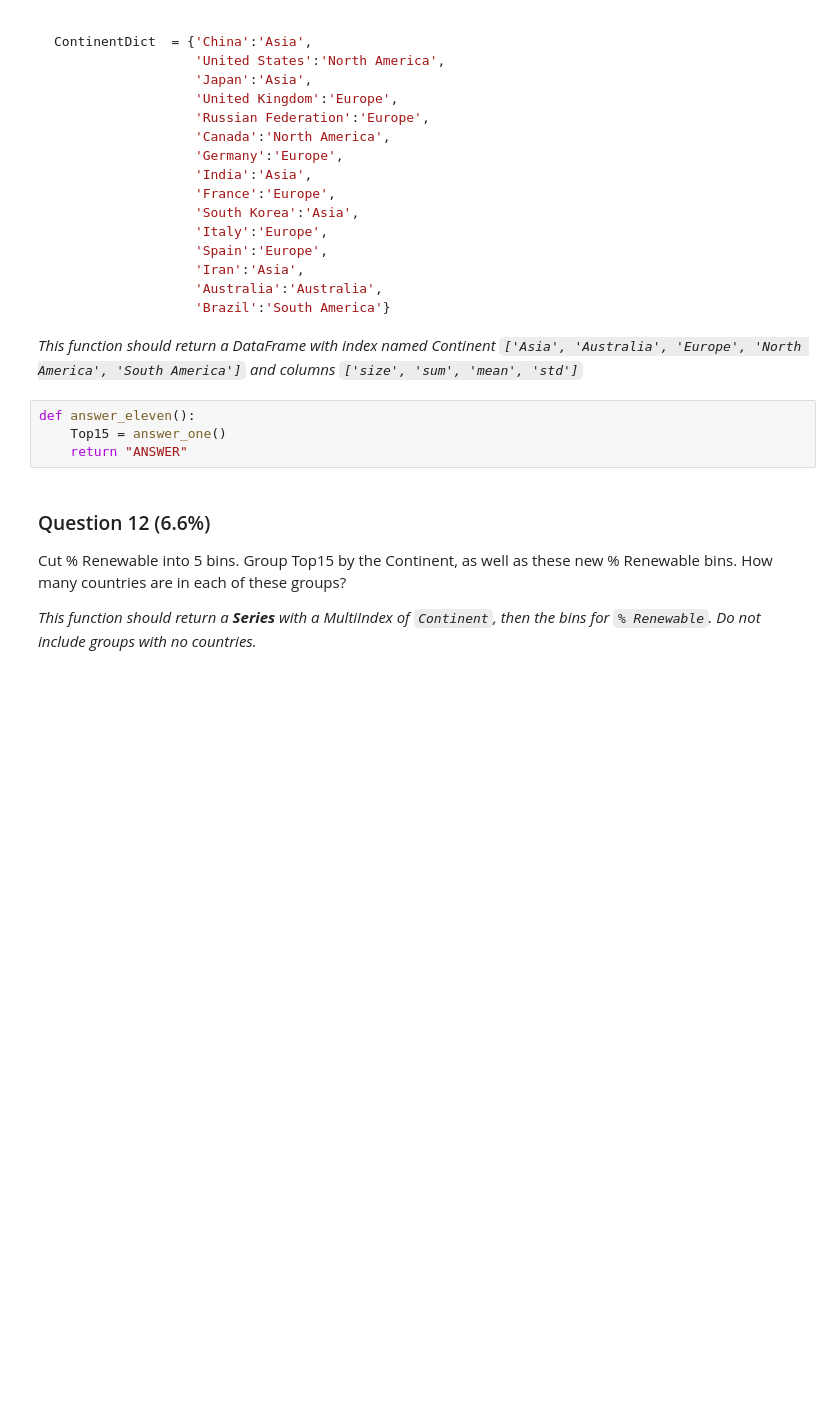
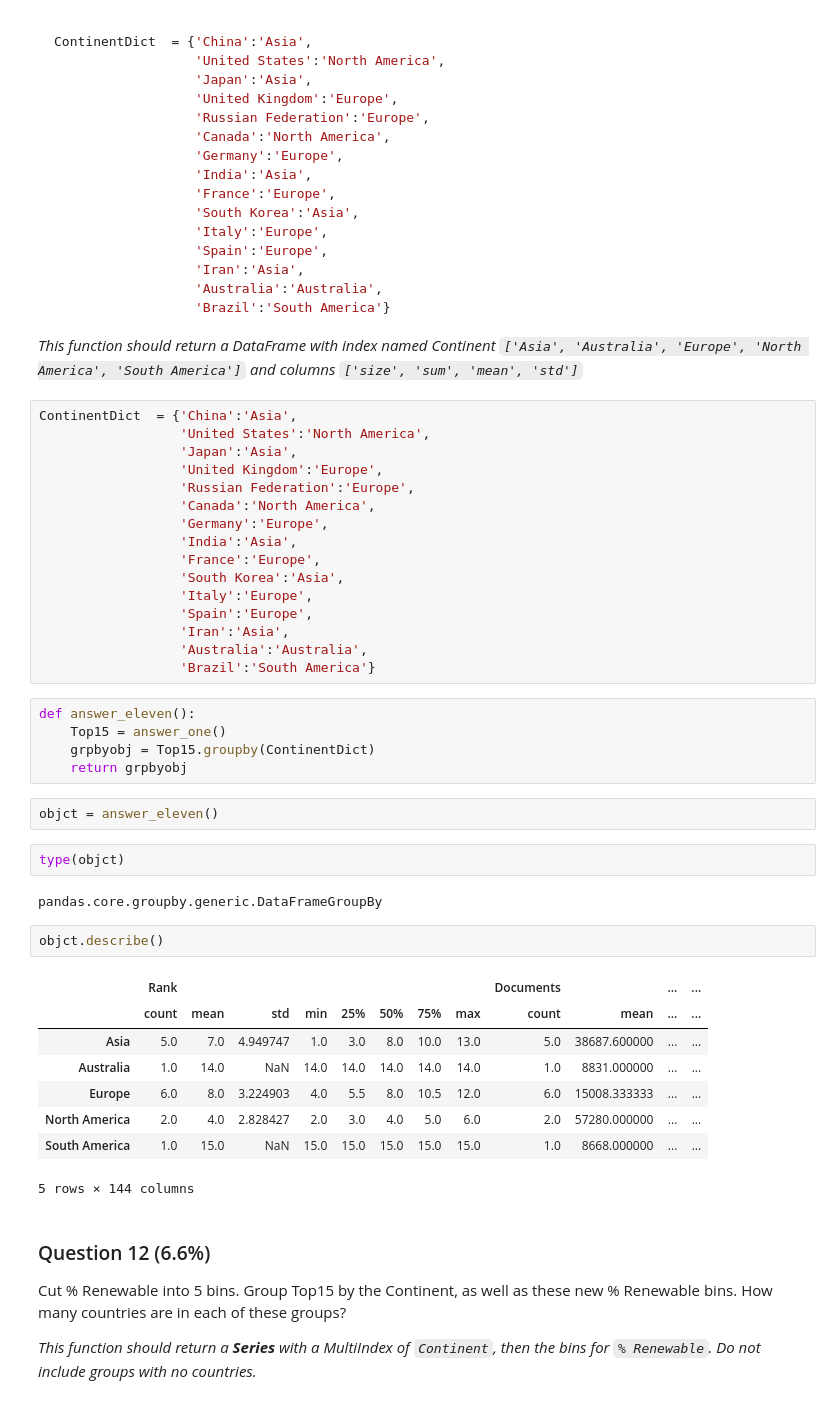
Before and after one commit to selfstarter39/ml_ds, a Jupyter notebook: courses_coursera/applied_ds_with_python_univ_of_michigan/Assignment+3_only_func.ipynb, the cells around one changed output. Drawn from its saved outputs; the diff is of its cells as text; blank space fills up the shorter version.

````diff
--- a/courses_coursera/applied_ds_with_python_univ_of_michigan/Assignment+3_only_func.ipynb
+++ b/courses_coursera/applied_ds_with_python_univ_of_michigan/Assignment+3_only_func.ipynb
@@ -416,10 +414,44 @@ ContinentDict  = {'China':'Asia',
 ```
 
 *This function should return a DataFrame with index named Continent `['Asia', 'Australia', 'Europe', 'North America', 'South America']` and columns `['size', 'sum', 'mean', 'std']`*
+# %%
+ContinentDict  = {'China':'Asia',
+                  'United States':'North America',
+                  'Japan':'Asia',
+                  'United Kingdom':'Europe',
+                  'Russian Federation':'Europe',
+                  'Canada':'North America',
+                  'Germany':'Europe',
+                  'India':'Asia',
+                  'France':'Europe',
+                  'South Korea':'Asia',
+                  'Italy':'Europe',
+                  'Spain':'Europe',
+                  'Iran':'Asia',
+                  'Australia':'Australia',
+                  'Brazil':'South America'}
 # %%
 def answer_eleven():
     Top15 = answer_one()
-    return "ANSWER"
+    grpbyobj = Top15.groupby(ContinentDict)
+    return grpbyobj
+# %%
+objct = answer_eleven()
+# %%
+type(objct)
+# %% [output]
+pandas.core.groupby.generic.DataFrameGroupBy
+# %%
+objct.describe()
+# %% [output]
+|  | Rank |  |  |  |  |  |  |  | Documents |  | ... | ... |
+|  | count | mean | std | min | 25% | 50% | 75% | max | count | mean | ... | ... |
+| Asia | 5.0 | 7.0 | 4.949747 | 1.0 | 3.0 | 8.0 | 10.0 | 13.0 | 5.0 | 38687.600000 | ... | ... |
+| Australia | 1.0 | 14.0 | NaN | 14.0 | 14.0 | 14.0 | 14.0 | 14.0 | 1.0 | 8831.000000 | ... | ... |
+| Europe | 6.0 | 8.0 | 3.224903 | 4.0 | 5.5 | 8.0 | 10.5 | 12.0 | 6.0 | 15008.333333 | ... | ... |
+| North America | 2.0 | 4.0 | 2.828427 | 2.0 | 3.0 | 4.0 | 5.0 | 6.0 | 2.0 | 57280.000000 | ... | ... |
+| South America | 1.0 | 15.0 | NaN | 15.0 | 15.0 | 15.0 | 15.0 | 15.0 | 1.0 | 8668.000000 | ... | ... |
+5 rows × 144 columns
 # %% [markdown]
 ### Question 12 (6.6%)
 Cut % Renewable into 5 bins. Group Top15 by the Continent, as well as these new % Renewable bins. How many countries are in each of these groups?
````
Also changed, not shown: parts of 1 cell of this notebook, 1 other file.
